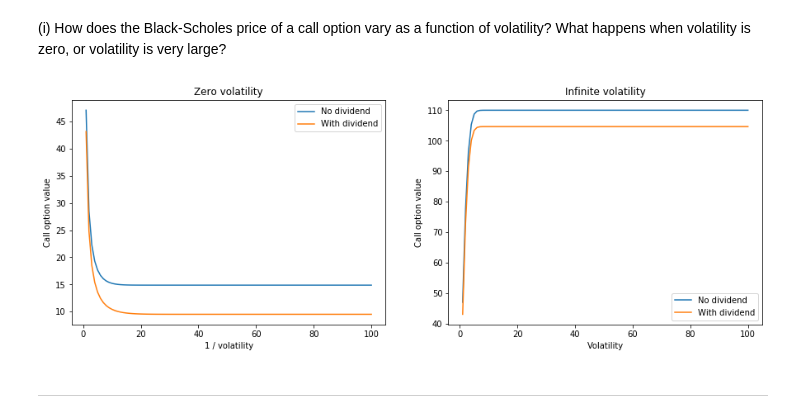
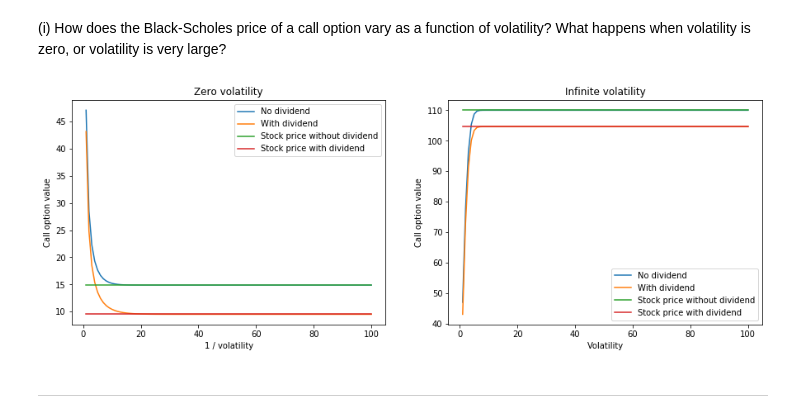
Before and after one commit to hongwai1920/Implement-Option-Pricing-Model-using-Python, a Jupyter notebook: 1. Pricing of vanilla options in the Black-Scholes world and Monte Carlo Simulation.ipynb, the cells around one changed output. Drawn from its saved outputs; the diff is of its cells as text; code cells hidden in the pictures.

```diff
--- a/1. Pricing of vanilla options in the Black-Scholes world and Monte Carlo Simulation.ipynb
+++ b/1. Pricing of vanilla options in the Black-Scholes world and Monte Carlo Simulation.ipynb
@@ -83,12 +92,12 @@ class Option:
         '''
         Parameters:
         ===========
-        S: Stock price
-        K: Strike price
+        S: stock price
+        K: strike price
         r: risk-free interest rate
         d: dividend
         sigma: volatility (implied)
-        T: Time to maturity
+        T: time to maturity
 
         Returns:
         ===========
@@ -588,10 +631,6 @@ Also get it to return the variance of the samples and standard error.
 When implementing the pricer and the engine try to do it in an orthogonal way so that the engine just takes in an option object which states its pay-off and expiry.
 If done correctly, the engine should then need no modifications when a new option type, such as a straddle, is added in.
 Also the option objects can then be reused when doing Monte Carlo simulations based on different engines.
-# %%
-def monte_carlo(r, T, payoff, num_paths):
-    '''payoff: np.array'''
-    return np.exp(- r * T) * payoff.sum() / num_paths
 # %%
 S0 = 120
 T = 1
@@ -611,10 +650,20 @@ for option_type in option_types:
     mc[option_type] = [0] * (num_paths -1 )
 
     for num_path in range(1, num_paths):
-        ST = GBM(S0, K, r, d, sigma, T, 2**num_path)
+        ST = GBM_formula(S0, K, r, d, sigma, T, 2**num_path)
         payoff = PayOff(option_type, K)(ST)
         mc[option_type][num_path - 1] = monte_carlo(r, T, payoff, 2**num_path)
 
+print('Monte Carlo prices')
 for key in mc.keys():
     print(key + ':',  mc[key][-1])
+
+f, ax = plt.subplots(2,2, figsize = (15,8))
+
+for i, option in enumerate(option_types):
+    ax[i//2, i%2].plot(mc[option], label = option)
+    ax[i//2, i%2].axhline(mc[option][-1], label = str(mc[option][-1]), c = 'r')
+    ax[i//2, i%2].set_xlabel('Number of paths (power of 2)')
+    ax[i//2, i%2].set_ylabel('Monte Carlo values')
+    ax[i//2, i%2].legend()
 # %% [output]
@@ -677,7 +717,7 @@ for i in range(loop):
         mc[option_type] = [0] * (num_paths -1 )
 
         for num_path in range(1, num_paths):
-            ST = GBM(S0, K, r, d, sigma, T, 2**num_path)
+            ST = GBM_formula(S0, K, r, d, sigma, T, 2**num_path)
             payoff = PayOff(option_type, K)(ST)
             mc[option_type][num_path - 1] = monte_carlo(r, T, payoff, 2**num_path)
 
@@ -713,16 +753,17 @@ Find at least one example where the two graphs cross.
 What happens when volatility is zero, or volatility is very large?
 # %%
 # Call option is monotonically increasing with respect to volatility
+
 # If volatility is zero, then stock price behaves like a money market account (riskless bond)
-# In other words, S_T = S_0 * np.exp(r*T)
-# Therefore, call option value = (S_T - K)^+ = (S_0 * np.exp(r*T) - K)^+
+# In other words, S_T = S_0 * np.exp( (r-d) * T)
+# Therefore, call option value = e^{-rT} * (S_T - K)^+ = e^{-rT} * (S_0 * np.exp( (r-d) * T) - K)^+
 # (no risk-netural expectation as there is no randomness)
 
 # On the other hand, as volatility tends to infinity, call option value will tend to S * np.exp(-d*T).
 # Therefore, if d = 0, then call option value will tend to S as volatility tends to infinity.
 
 
-show_asymptote = False
+show_asymptote = True
 
 sigma_upper = 100
 x = np.linspace(1, sigma_upper, sigma_upper)
@@ -737,43 +778,43 @@ f, ax = plt.subplots(1, 2, figsize = (15,5))
 
 
 y_no_div_inv = [Option(S, K, r, 0, 1 / sigma, T).european_call() for sigma in range(1, sigma_upper + 1)]
-S_no_div_inv = [S] * sigma_upper
+S_no_div_inv = [np.exp(-r*T) * np.max( (S * np.exp(r * T) - K ), 0 )] * sigma_upper
 
 y_with_div_inv = [Option(S, K, r, d, 1 / sigma, T).european_call() for sigma in range(1, sigma_upper + 1)]
-S_with_div_inv = [S * np.exp(r*T)] * sigma_upper
+S_with_div_inv = [np.exp(-r*T) * np.max( (S * np.exp( (r-d) * T) - K ), 0 )] * sigma_upper
 
 
 y_no_div = [Option(S, K, r, 0, sigma, T).european_call() for sigma in range(1, sigma_upper + 1)]
 S_no_div = [S] * sigma_upper
 
 y_with_div = [Option(S, K, r, d, sigma, T).european_call() for sigma in range(1, sigma_upper + 1)]
 S_with_div = [S * np.exp(-d*T)] * sigma_upper
 
 
 starting_value = 0
 
 ax[0].plot(x[starting_value:], y_no_div_inv[starting_value:], label='No dividend')
 ax[0].plot(x[starting_value:], y_with_div_inv[starting_value:], label='With dividend')
 if show_asymptote:
-    ax[0].plot(x[starting_value:], S_no_div[starting_value:], label='Stock price without dividend')
-    ax[0].plot(x[starting_value:], S_with_div[starting_value:], label='Stock price with dividend')
+    ax[0].plot(x[starting_value:], S_no_div_inv[starting_value:], label='Stock price without dividend')
+    ax[0].plot(x[starting_value:], S_with_div_inv[starting_value:], label='Stock price with dividend')
 ax[0].set_xlabel('1 / volatility')
 ax[0].set_ylabel('Call option value')
 ax[0].set_title('Zero volatility')
 ax[0].legend();
 
 
 ax[1].plot(x[starting_value:], y_no_div[starting_value:], label='No dividend')
 ax[1].plot(x[starting_value:], y_with_div[starting_value:], label='With dividend')
 if show_asymptote:
     ax[1].plot(x[starting_value:], S_no_div[starting_value:], label='Stock price without dividend')
     ax[1].plot(x[starting_value:], S_with_div[starting_value:], label='Stock price with dividend')
 ax[1].set_xlabel('Volatility')
 ax[1].set_ylabel('Call option value')
 ax[1].set_title('Infinite volatility')
 ax[1].legend();
 # %% [output]
-[figure, old version]
+[figure, new version]
 # %% [markdown]
 ----
 # %% [markdown]
```
Also changed, not shown: parts of 27 cells of this notebook.
